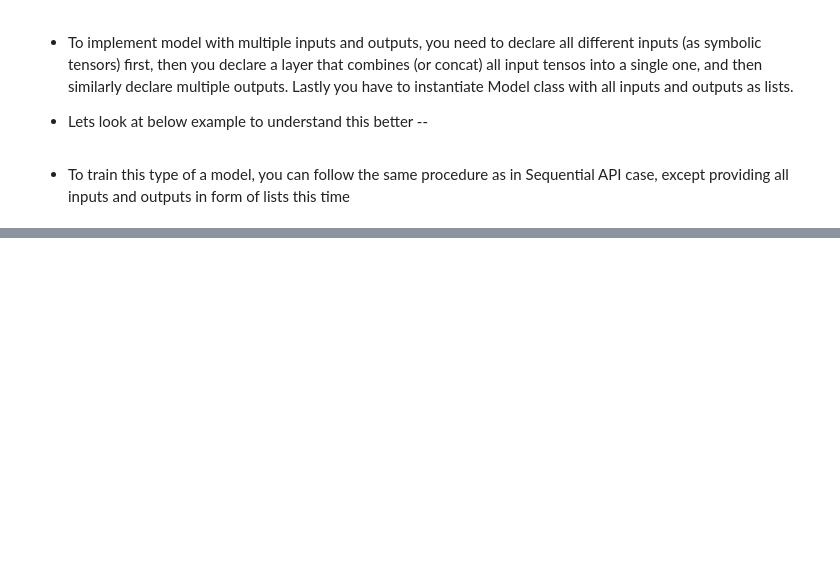
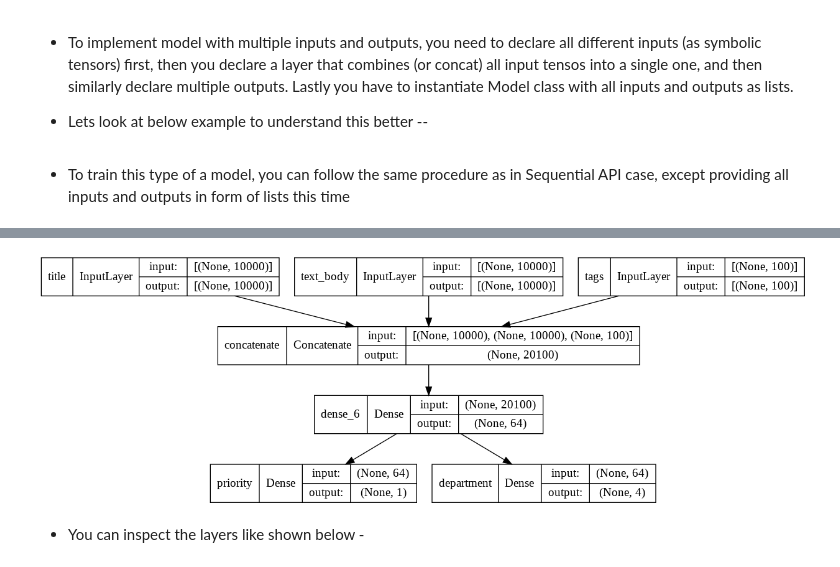
Before and after one commit to yvrjsharma/Keras-edition-deux, a Jupyter notebook: Keras_6.ipynb, the cells around one changed output, grey strips where cells are left out. Cells and saved outputs as stored; diff of their text form; code cells hidden in the pictures; blank space fills up the shorter version.

```diff
--- a/Keras_6.ipynb
+++ b/Keras_6.ipynb
@@ -189,0 +227,8 @@ priority_preds, department_preds = model.predict([title_data, text_body_data, ta
+# %%
+#Topology of the model
+#Note that "None" is shape represents the sample size, it can be anyting you want
+keras.utils.plot_model(model, "ticket_classifier.png", show_shapes=True)
+# %% [output]
+[figure, added]
+# %% [markdown]
+* You can inspect the layers like shown below -
```
Also changed, not shown: parts of 11 cells of this notebook.
